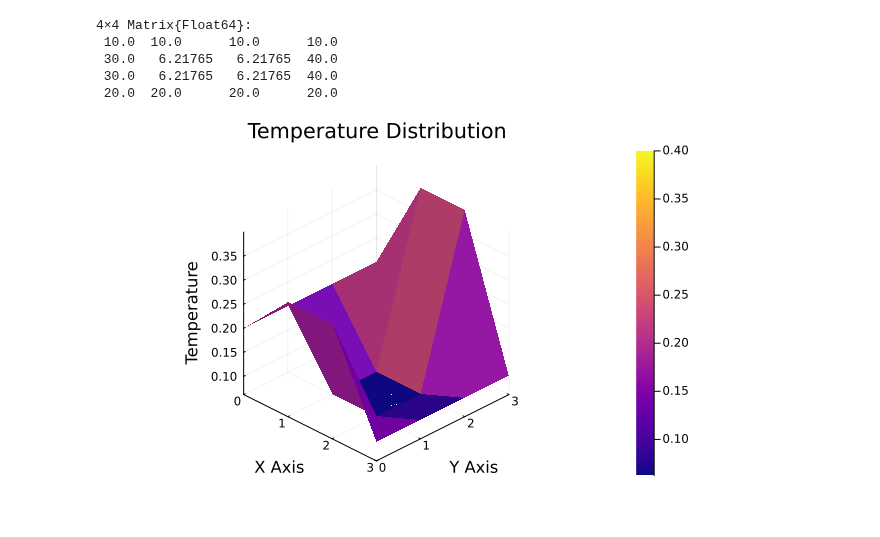
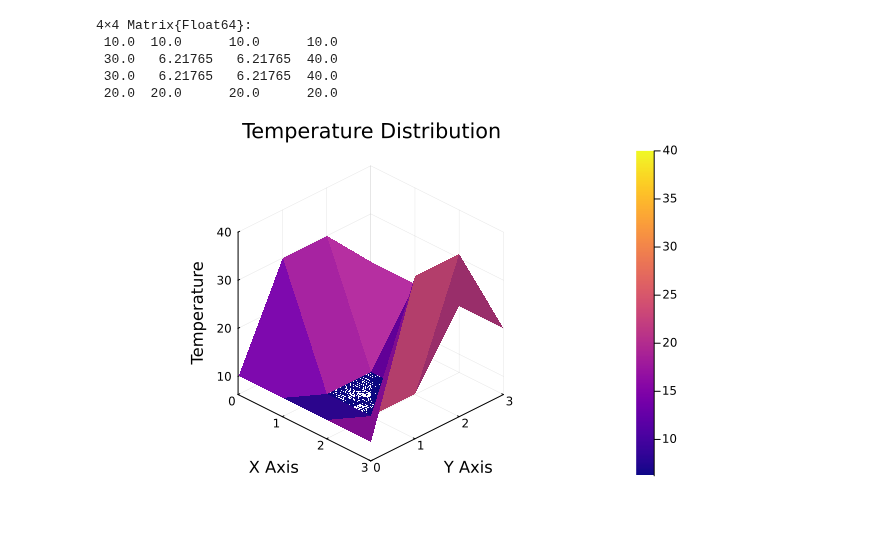
Before and after one commit to AnouchkaDESMETTRE/TU_Delft_Internship, a Jupyter notebook: WorkOnFiniteDifferenceMethod.ipynb, the cells around one changed output. Saved outputs shown, nothing was run; the diff lists cells and outputs as text; code cells hidden in the pictures.

```diff
--- a/WorkOnFiniteDifferenceMethod.ipynb
+++ b/WorkOnFiniteDifferenceMethod.ipynb
@@ -288,10 +290,12 @@ Source vector S:
 # Solve the system
 X = A \ S
 
+X2D = reshape(X, Nx+1, Ny+1)
 # Transpose and then reverse the order of the rows to make the last column the first row
-X_2D_rotated = reverse(transpose(X_2D), dims=1)
+X2D_rotated = reverse(transpose(X2D), dims=1)
+X_2D = 100*X_2D_rotated
 println("Adjusted Solution Matrix X_2D where the last column becomes the first row:")
-display(100*X_2D_rotated)
+display(X_2D)
 # %% [output]
 Adjusted Solution Matrix X_2D where the last column becomes the first row:
 4×4 Matrix{Float64}:
@@ -300,26 +304,27 @@ Adjusted Solution Matrix X_2D where the last column becomes the first row:
  30.0   6.21765   6.21765  40.0
  20.0  20.0      20.0      20.0
 # %%
-gr()  # Choosing the GR backend for 3D plotting
+using Plots
+gr()  # Using the GR backend for 3D plotting
 
-# Assume Nx, Ny, and X_2D are already defined as per the previous discussions
-Nx, Ny = 3, 3  # Re-define if not already in scope
-X_2D = reshape(X, Nx+1, Ny+1)  # Reshape X if not already reshaped
-
-# Generate a grid of x, y coordinates
+# Create a grid of x, y coordinates
 x = 0:Nx
 y = 0:Ny
-x_grid, y_grid = meshgrid(x, y)
 
-# Create a 3D surface plot
+# Manually create the mesh grid using broadcasting
+x_grid = repeat(x', Ny+1, 1)
+y_grid = repeat(y, 1, Nx+1)
+
+# Create a 3D surface plot with a chosen colormap
 p = surface(x_grid, y_grid, X_2D,
             title = "Temperature Distribution",
             xlabel = "X Axis",
             ylabel = "Y Axis",
             zlabel = "Temperature",
             color=:plasma,    # Choose a colormap
             camera=(45, 30))  # Adjust the camera angle for better viewing
 
+# Display the plot
 display(p)
 # %% [output]
-[figure, old version]
+[figure, new version]
```
Also changed, not shown: parts of 1 cell of this notebook.
